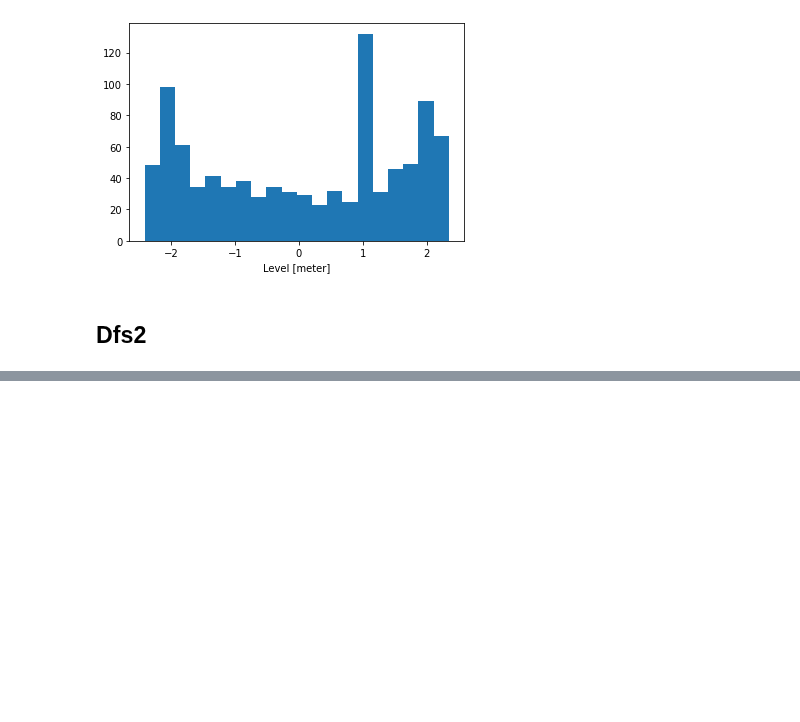
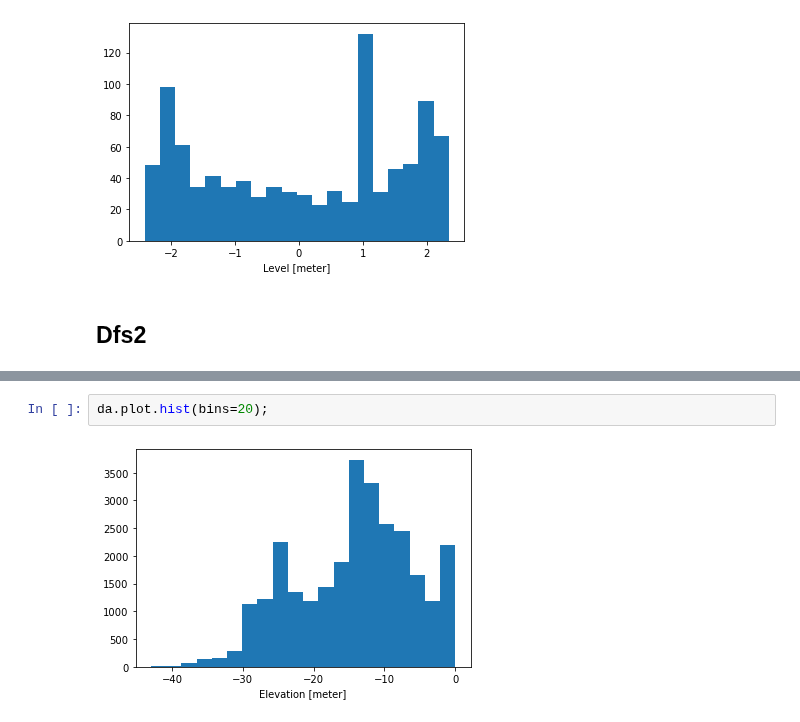
Before and after one commit to DHI/mikeio, a Jupyter notebook: notebooks/DataArray - Dfs123 plotting.ipynb, the cells around one changed output, grey strips where cells are left out. Cells and saved outputs as stored; diff of their text form; blank space fills up the shorter version.

```diff
--- a/notebooks/DataArray - Dfs123 plotting.ipynb
+++ b/notebooks/DataArray - Dfs123 plotting.ipynb
@@ -46,0 +73,4 @@ da.plot.hist(bins=20);
+# %%
+da.plot.hist(bins=20);
+# %% [output]
+[figure, added]
```
Also changed, not shown: parts of 5 cells of this notebook, 1 other file.
